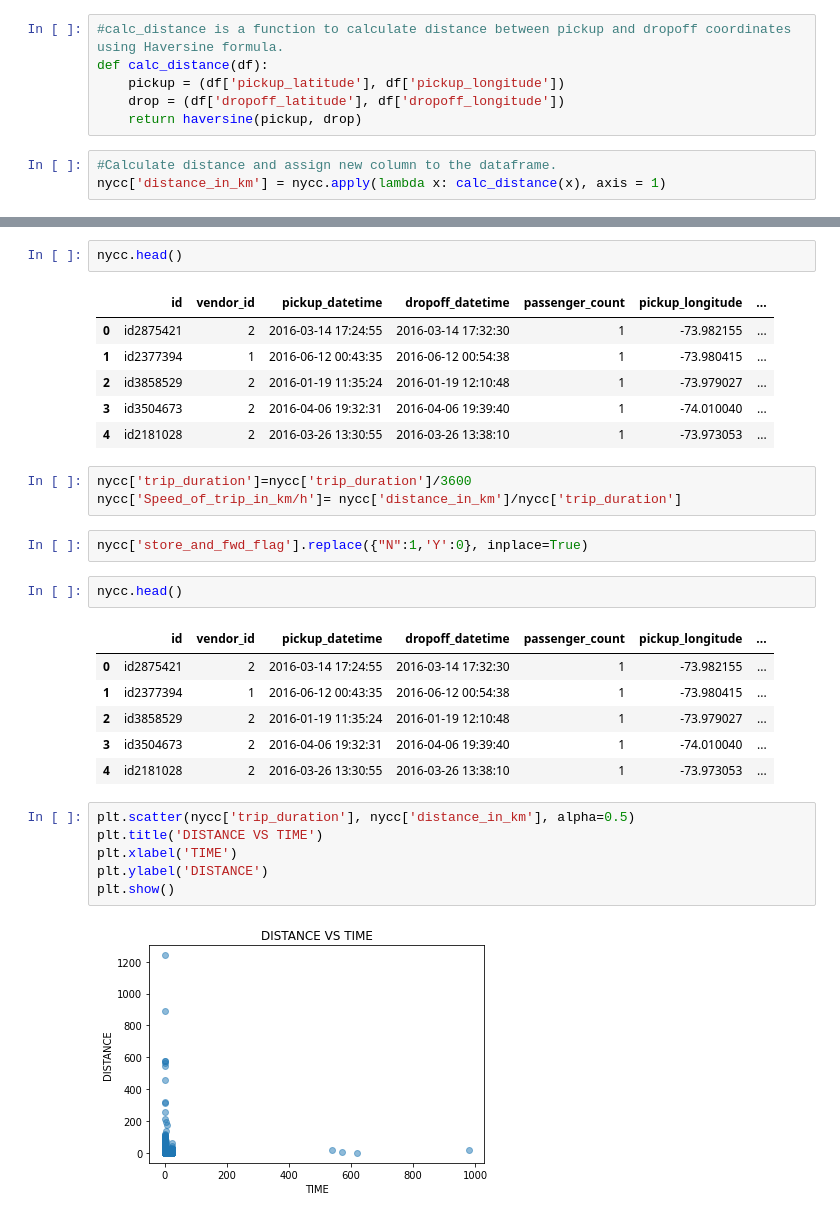
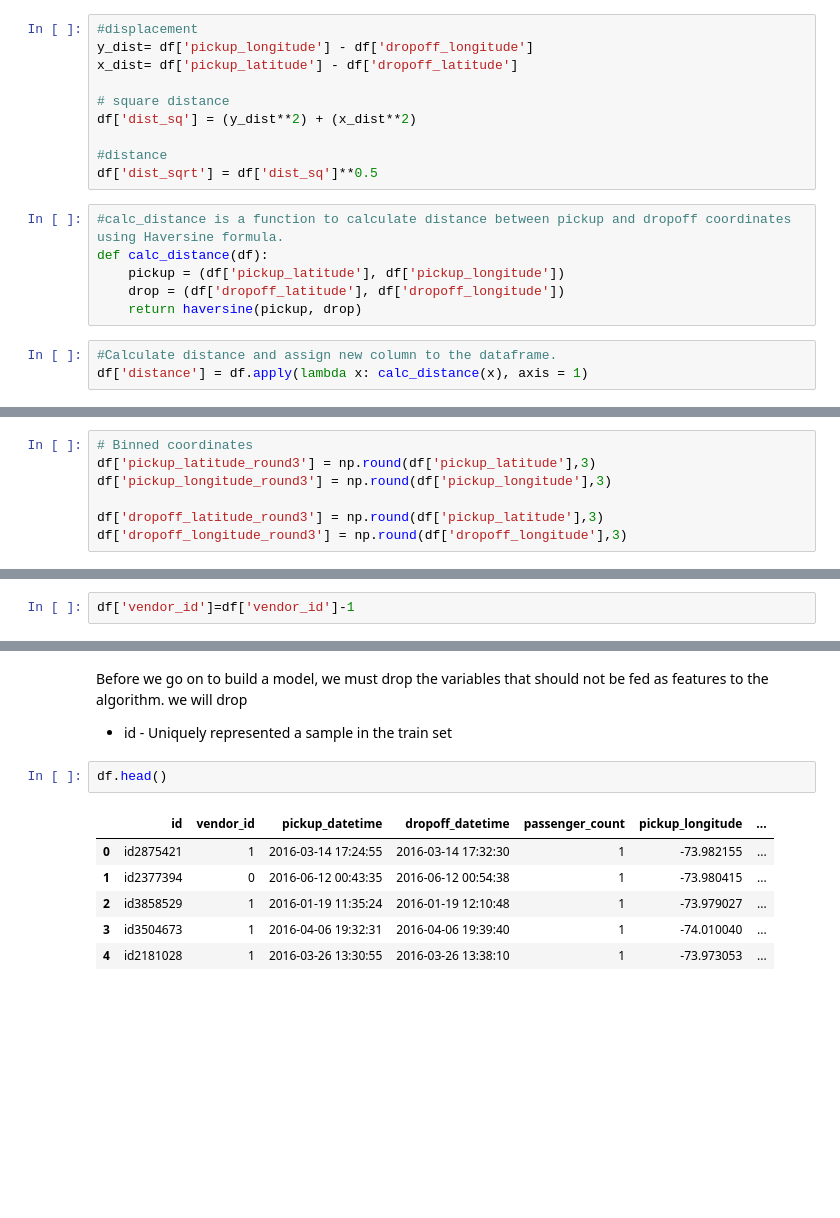
Before and after one commit to Ashik9576/NYC-Taxi-Time-Prediction, a Jupyter notebook: Ashik.ipynb, the cells around one changed output, grey strips where cells are left out. Drawn from its saved outputs; the diff is of its cells as text; blank space fills up the shorter version.

```diff
--- a/Ashik.ipynb
+++ b/Ashik.ipynb
@@ -211,3 +348,13 @@ nycc.head()
+# %%
+#displacement
+y_dist= df['pickup_longitude'] - df['dropoff_longitude']
+x_dist= df['pickup_latitude'] - df['dropoff_latitude']
+
+# square distance
+df['dist_sq'] = (y_dist**2) + (x_dist**2)
+
+#distance
+df['dist_sqrt'] = df['dist_sq']**0.5
 # %%
 #calc_distance is a function to calculate distance between pickup and dropoff coordinates using Haversine formula.
 def calc_distance(df):
@@ -216,4 +363,4 @@ def calc_distance(df):
     return haversine(pickup, drop)
 # %%
 #Calculate distance and assign new column to the dataframe.
-nycc['distance_in_km'] = nycc.apply(lambda x: calc_distance(x), axis = 1)
+df['distance'] = df.apply(lambda x: calc_distance(x), axis = 1)
@@ -219,0 +371,7 @@ nycc['distance_in_km'] = nycc.apply(lambda x: calc_distance(x), axis = 1)
+# %%
+# Binned coordinates
+df['pickup_latitude_round3'] = np.round(df['pickup_latitude'],3)
+df['pickup_longitude_round3'] = np.round(df['pickup_longitude'],3)
+
+df['dropoff_latitude_round3'] = np.round(df['pickup_latitude'],3)
+df['dropoff_longitude_round3'] = np.round(df['dropoff_longitude'],3)
@@ -219,0 +390,2 @@ nycc['distance_in_km'] = nycc.apply(lambda x: calc_distance(x), axis = 1)
+# %%
+df['vendor_id']=df['vendor_id']-1
@@ -220,31 +412,13 @@ nycc['distance_in_km'] = nycc.apply(lambda x: calc_distance(x), axis = 1)
+# %% [markdown]
+Before  we go on to build a model, we must drop the variables that should not be fed as features to the algorithm. we will drop
+
+* id - Uniquely represented a sample in the train set
 # %%
-nycc.head()
+df.head()
 # %% [output]
 |  | id | vendor_id | pickup_datetime | dropoff_datetime | passenger_count | pickup_longitude | ... |
-| 0 | id2875421 | 2 | 2016-03-14 17:24:55 | 2016-03-14 17:32:30 | 1 | -73.982155 | ... |
-| 1 | id2377394 | 1 | 2016-06-12 00:43:35 | 2016-06-12 00:54:38 | 1 | -73.980415 | ... |
-| 2 | id3858529 | 2 | 2016-01-19 11:35:24 | 2016-01-19 12:10:48 | 1 | -73.979027 | ... |
-| 3 | id3504673 | 2 | 2016-04-06 19:32:31 | 2016-04-06 19:39:40 | 1 | -74.010040 | ... |
-| 4 | id2181028 | 2 | 2016-03-26 13:30:55 | 2016-03-26 13:38:10 | 1 | -73.973053 | ... |
+| 0 | id2875421 | 1 | 2016-03-14 17:24:55 | 2016-03-14 17:32:30 | 1 | -73.982155 | ... |
+| 1 | id2377394 | 0 | 2016-06-12 00:43:35 | 2016-06-12 00:54:38 | 1 | -73.980415 | ... |
+| 2 | id3858529 | 1 | 2016-01-19 11:35:24 | 2016-01-19 12:10:48 | 1 | -73.979027 | ... |
+| 3 | id3504673 | 1 | 2016-04-06 19:32:31 | 2016-04-06 19:39:40 | 1 | -74.010040 | ... |
+| 4 | id2181028 | 1 | 2016-03-26 13:30:55 | 2016-03-26 13:38:10 | 1 | -73.973053 | ... |
-# %%
-nycc['trip_duration']=nycc['trip_duration']/3600
-nycc['Speed_of_trip_in_km/h']= nycc['distance_in_km']/nycc['trip_duration']
-# %%
-nycc['store_and_fwd_flag'].replace({"N":1,'Y':0}, inplace=True)
-# %%
-nycc.head()
-# %% [output]
-|  | id | vendor_id | pickup_datetime | dropoff_datetime | passenger_count | pickup_longitude | ... |
-| 0 | id2875421 | 2 | 2016-03-14 17:24:55 | 2016-03-14 17:32:30 | 1 | -73.982155 | ... |
-| 1 | id2377394 | 1 | 2016-06-12 00:43:35 | 2016-06-12 00:54:38 | 1 | -73.980415 | ... |
-| 2 | id3858529 | 2 | 2016-01-19 11:35:24 | 2016-01-19 12:10:48 | 1 | -73.979027 | ... |
-| 3 | id3504673 | 2 | 2016-04-06 19:32:31 | 2016-04-06 19:39:40 | 1 | -74.010040 | ... |
-| 4 | id2181028 | 2 | 2016-03-26 13:30:55 | 2016-03-26 13:38:10 | 1 | -73.973053 | ... |
-# %%
-plt.scatter(nycc['trip_duration'], nycc['distance_in_km'], alpha=0.5)
-plt.title('DISTANCE VS TIME')
-plt.xlabel('TIME')
-plt.ylabel('DISTANCE')
-plt.show()
-# %% [output]
-[figure, removed]
```
Also changed, not shown: parts of 65 cells of this notebook.
